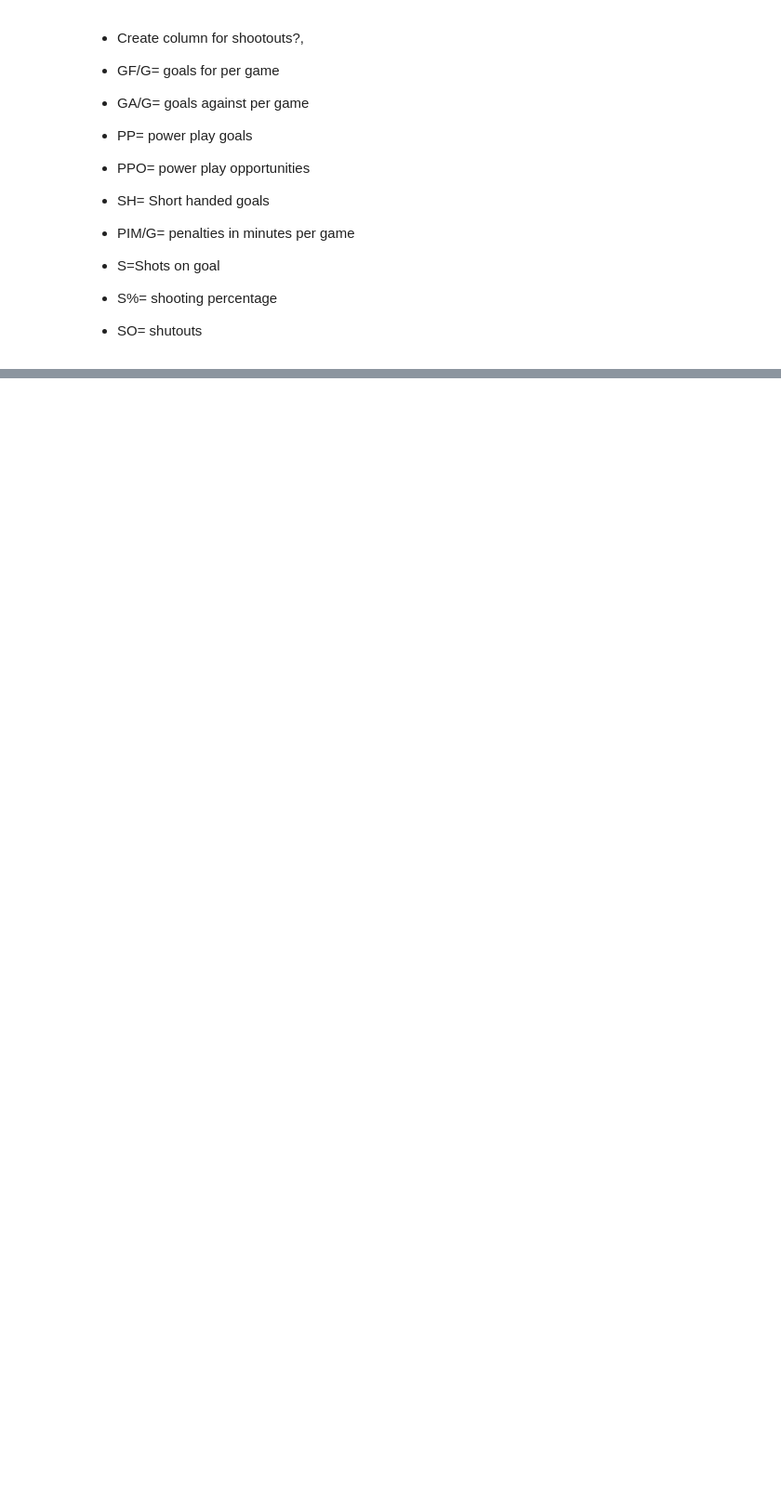
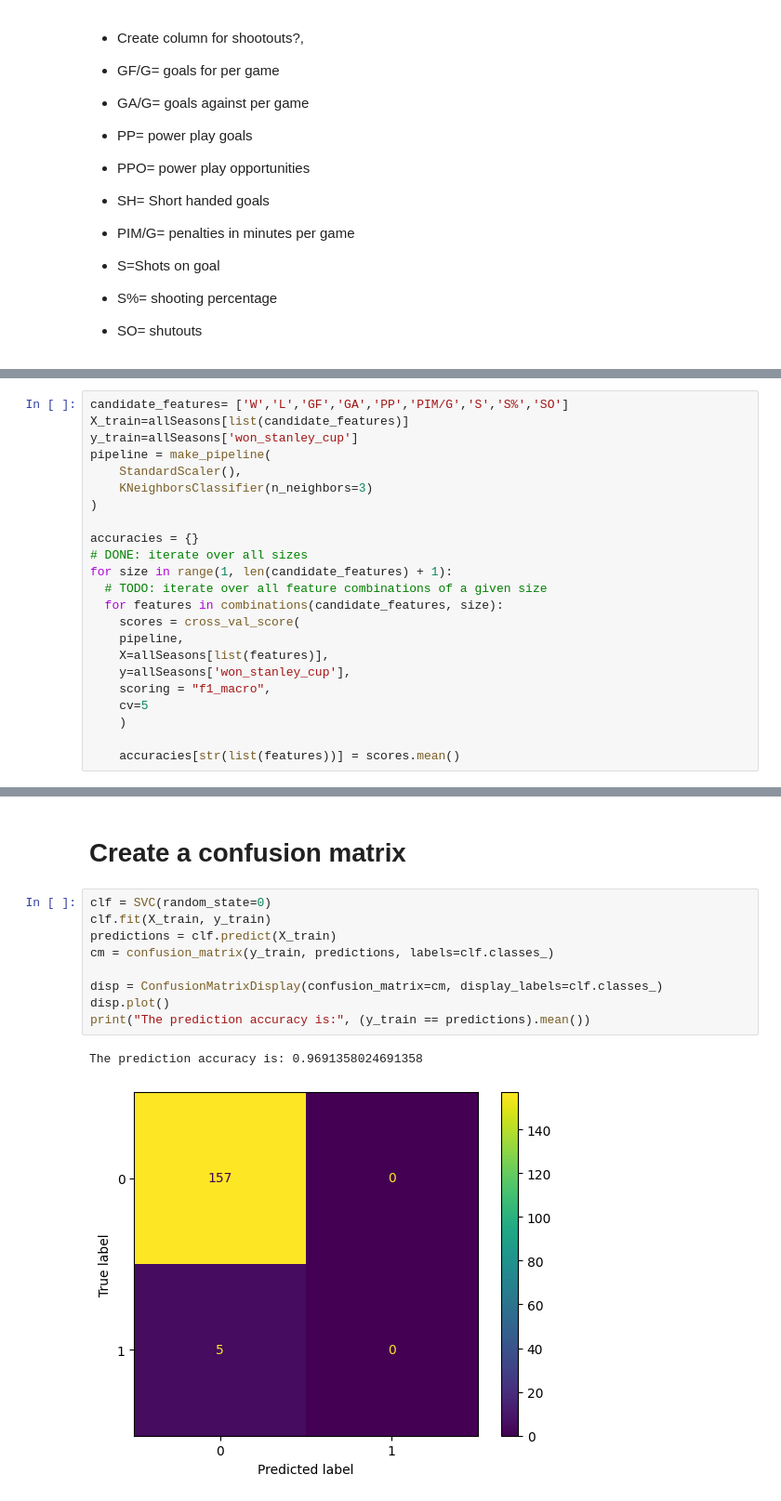
Before and after one commit to aswann2/219, a Jupyter notebook: Final_Project.ipynb, the cells around one changed output, grey strips where cells are left out. Shown at 93% size. Drawn from its saved outputs; the diff is of its cells as text; blank space fills up the shorter version.

```diff
--- a/Final_Project.ipynb
+++ b/Final_Project.ipynb
@@ -140,0 +121,23 @@ RMSE: 0.16254154264808662
+# %%
+candidate_features= ['W','L','GF','GA','PP','PIM/G','S','S%','SO']
+X_train=allSeasons[list(candidate_features)]
+y_train=allSeasons['won_stanley_cup']
+pipeline = make_pipeline(
+    StandardScaler(),
+    KNeighborsClassifier(n_neighbors=3)
+)
+
+accuracies = {}
+# DONE: iterate over all sizes
+for size in range(1, len(candidate_features) + 1):
+  # TODO: iterate over all feature combinations of a given size
+  for features in combinations(candidate_features, size):
+    scores = cross_val_score(
+    pipeline,
+    X=allSeasons[list(features)],
+    y=allSeasons['won_stanley_cup'],
+    scoring = "f1_macro",
+    cv=5
+    )
+
+    accuracies[str(list(features))] = scores.mean()
@@ -140,0 +245,14 @@ RMSE: 0.16254154264808662
+# %% [markdown]
+# Create a confusion matrix
+# %%
+clf = SVC(random_state=0)
+clf.fit(X_train, y_train)
+predictions = clf.predict(X_train)
+cm = confusion_matrix(y_train, predictions, labels=clf.classes_)
+
+disp = ConfusionMatrixDisplay(confusion_matrix=cm, display_labels=clf.classes_)
+disp.plot()
+print("The prediction accuracy is:", (y_train == predictions).mean())
+# %% [output]
+The prediction accuracy is: 0.9691358024691358
+[figure, added]
```
Also changed, not shown: parts of 22 cells of this notebook.
